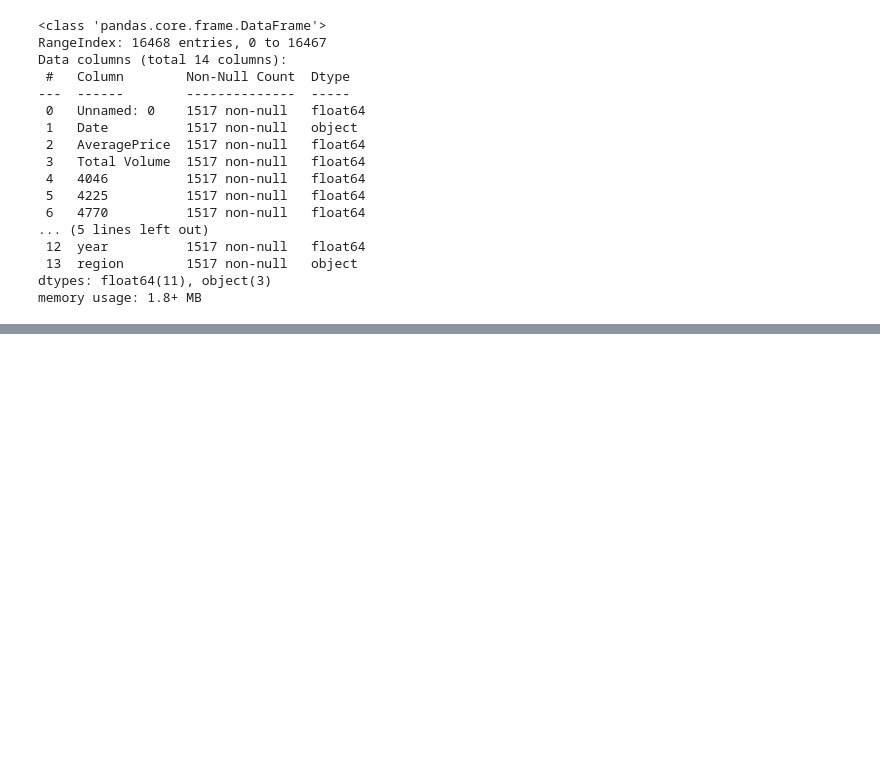
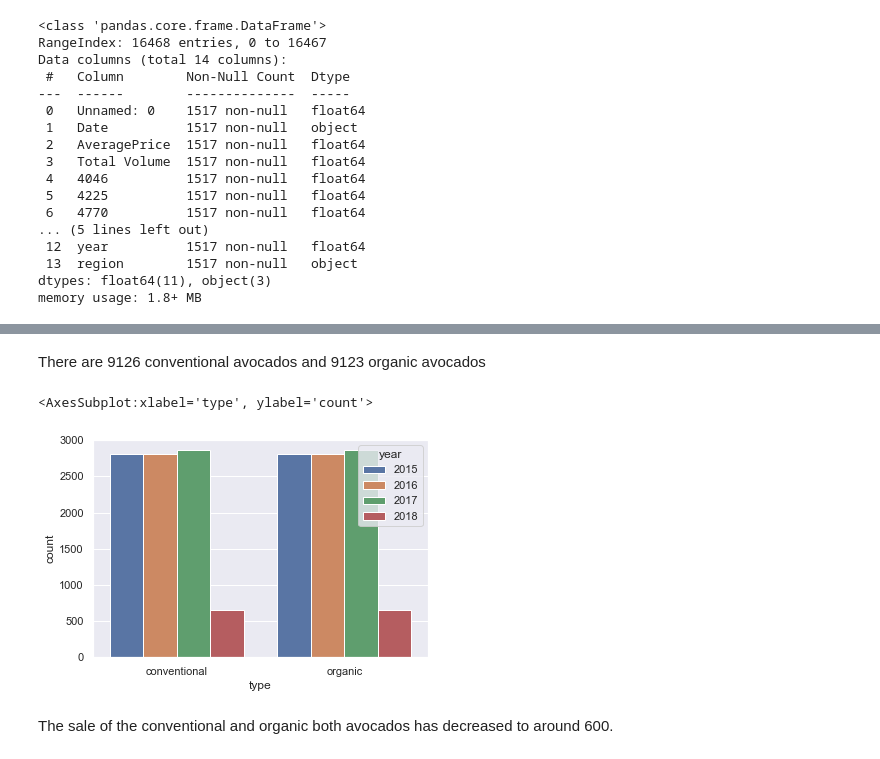
Before and after one commit to RanjeetYJ/DataTrained_Evaluation_Projects, a Jupyter notebook: 2. Evaluation_Project _Avacado.ipynb, the cells around one changed output, grey strips where cells are left out. Drawn from its saved outputs; the diff is of its cells as text; code cells hidden in the pictures; blank space fills up the shorter version.

```diff
--- a/2. Evaluation_Project _Avacado.ipynb
+++ b/2. Evaluation_Project _Avacado.ipynb
@@ -139,0 +210,9 @@ dtype: int64
+# %% [markdown]
+There are 9126 conventional avocados and 9123 organic avocados
+# %%
+sns.countplot(x='type',hue='year',data=df)
+# %% [output]
+<AxesSubplot:xlabel='type', ylabel='count'>
+[figure, added]
+# %% [markdown]
+The sale of the conventional and organic both avocados has decreased to around 600.
```
Also changed, not shown: parts of 170 cells of this notebook.
